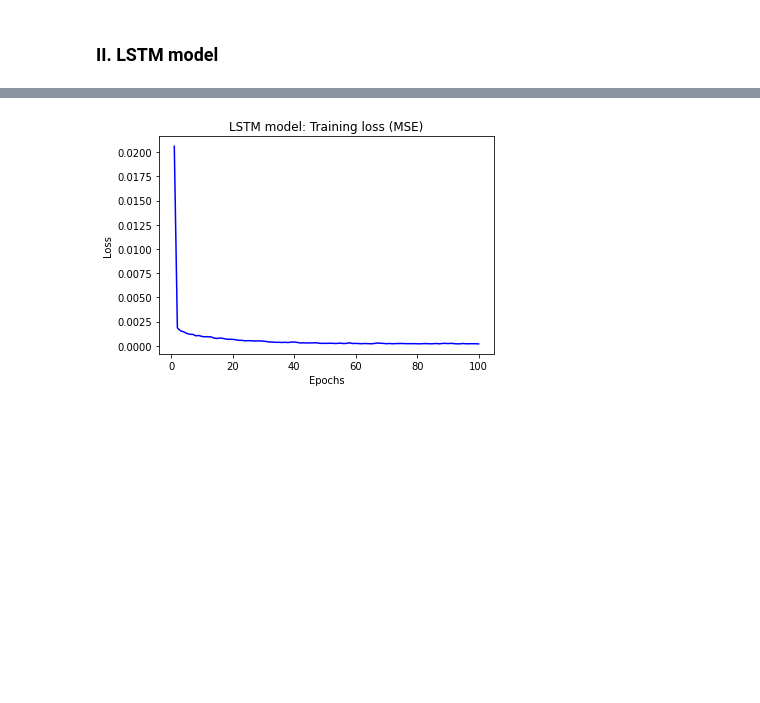
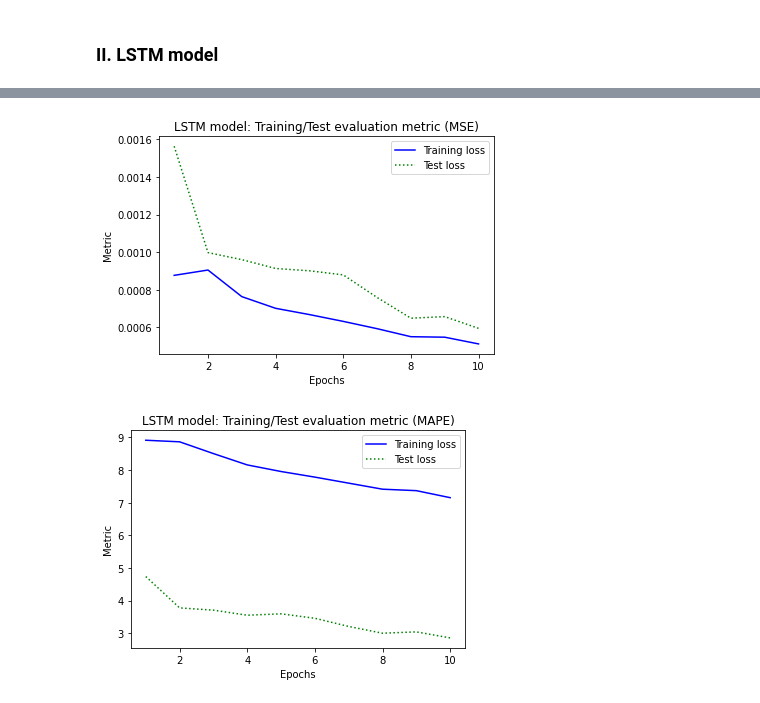
Before and after one commit to Lihua-Xiao/KeyCodes, a Jupyter notebook: Financial data.ipynb, the cells around one changed output, grey strips where cells are left out. Drawn from its saved outputs; the diff is of its cells as text; code cells hidden in the pictures; blank space fills up the shorter version.

```diff
--- a/Financial data.ipynb
+++ b/Financial data.ipynb
@@ -34,4 +164,4 @@ Text(0, 0.5, 'HSI Price')
 ### Map all data into [0,1]
 from sklearn.preprocessing import MinMaxScaler
 scaler = MinMaxScaler(feature_range = (0,1))
-data = scaler.fit_transform(np.array(df_close).reshape(-1,1))
+df_LSTM = scaler.fit_transform(np.array(df).reshape(-1,1))
@@ -43,3 +168,7 @@ train_data, test_data = data[0:training_size,:], data[training_size:len(data),:]
+# %%
+training_size = int(len(df_LSTM)*0.8)
+test_size = len(df_LSTM)-training_size
+train_data, test_data = df_LSTM[0:training_size,:], df_LSTM[training_size:len(df_LSTM),:]
 # %%
 ### Build input features with time lag of 1 day
 def create_dataset(dataset, time_step = 1):
@@ -64,12 +193,13 @@ from tensorflow.keras.layers import LSTM, Dropout, Dense
 
 loss_func = 'mean_squared_error'
 opt = 'adam'
+metric = ['mape', 'mse']
 
 model = Sequential()
 model.add(LSTM(50, return_sequences = True, input_shape = (100,1)))
 model.add(LSTM(50, return_sequences = True))
 model.add(LSTM(50))
 model.add(Dense(1))
-model.compile(loss = loss_func, optimizer = opt)
+model.compile(loss = loss_func, optimizer = opt, metrics = metric)
 model.summary()
 # %% [output]
@@ -92,5 +222,8 @@ Non-trainable params: 0
 _________________________________________________________________
 # %%
 ### Train LSTM models
-lstm_history = model.fit(x_train, y_train, validation_data = (x_test, y_test), epochs = 100, batch_size = 64, verbose = 1)
+epoch = 10
+batch_size = 64
+
+lstm_history = model.fit(x_train, y_train, validation_data = (x_test, y_test), epochs = epoch, batch_size = batch_size, verbose = 1)
 # %% [output]
@@ -170,16 +306,23 @@ plt.show
 # %%
 ### Plot history for loss
 loss_train = lstm_history.history['loss']
+loss_test = lstm_history.history['val_loss']
+mape_train = lstm_history.history['mape']
+mape_test = lstm_history.history['val_mape']
 
-epochs = range(1,101)
+epochs = range(1, epoch+1)
 
-def chart_loss(loss_value, model_title, loss_func):
-    plt.plot(epochs, loss_value, 'b', label='Training loss')
-    plt.title(model_title + ': Training loss' + ' (' + loss_func + ')')
+def chart_eval(train_metric_value, test_metric_value, model_title, metric_func):
+    plt.plot(epochs, train_metric_value, color='b', label='Training loss')
+    plt.plot(epochs, test_metric_value, color='g', linestyle=':', label='Test loss')
+    plt.title(model_title + ': Training/Test evaluation metric' + ' (' + metric_func + ')')
     plt.xlabel('Epochs')
-    plt.ylabel('Loss')
+    plt.ylabel('Metric')
+    plt.legend()
     plt.show()
 
-chart_loss(loss_train, "LSTM model", "MSE")
+chart_eval(loss_train, loss_test, "LSTM model", "MSE")
+chart_eval(mape_train, mape_test, "LSTM model", "MAPE")
 # %% [output]
-[figure, old version]
+[figure, new version]
+[figure, added]
```
Also changed, not shown: parts of 16 cells of this notebook.
